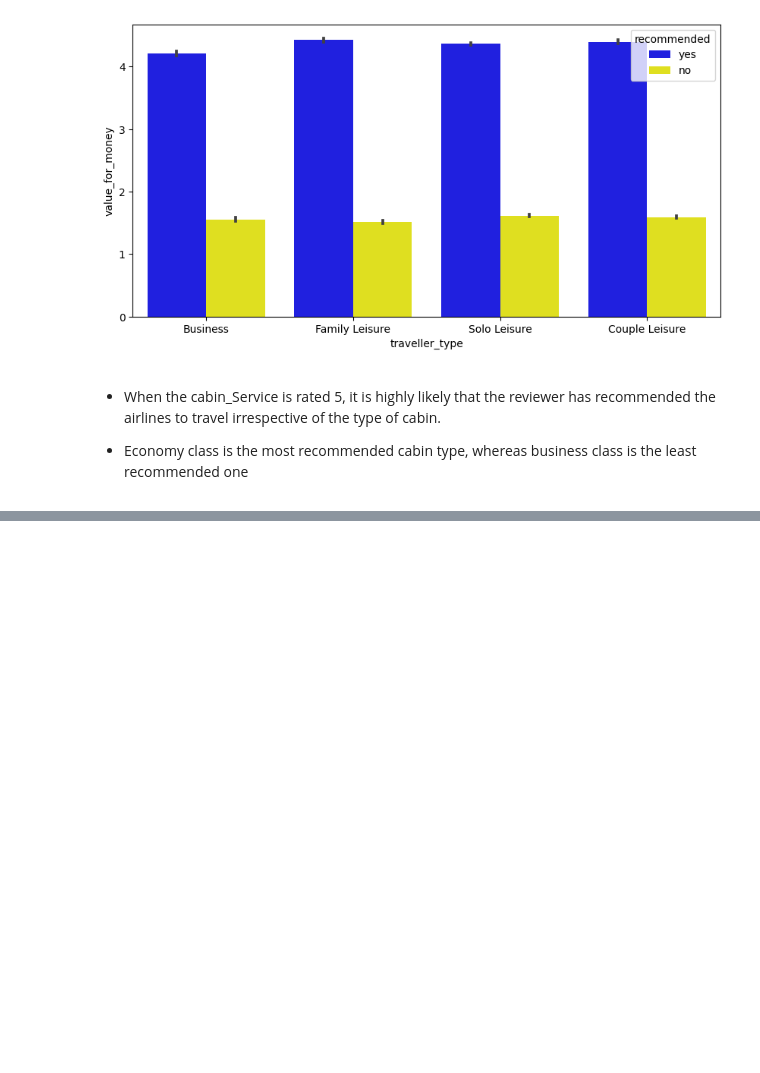
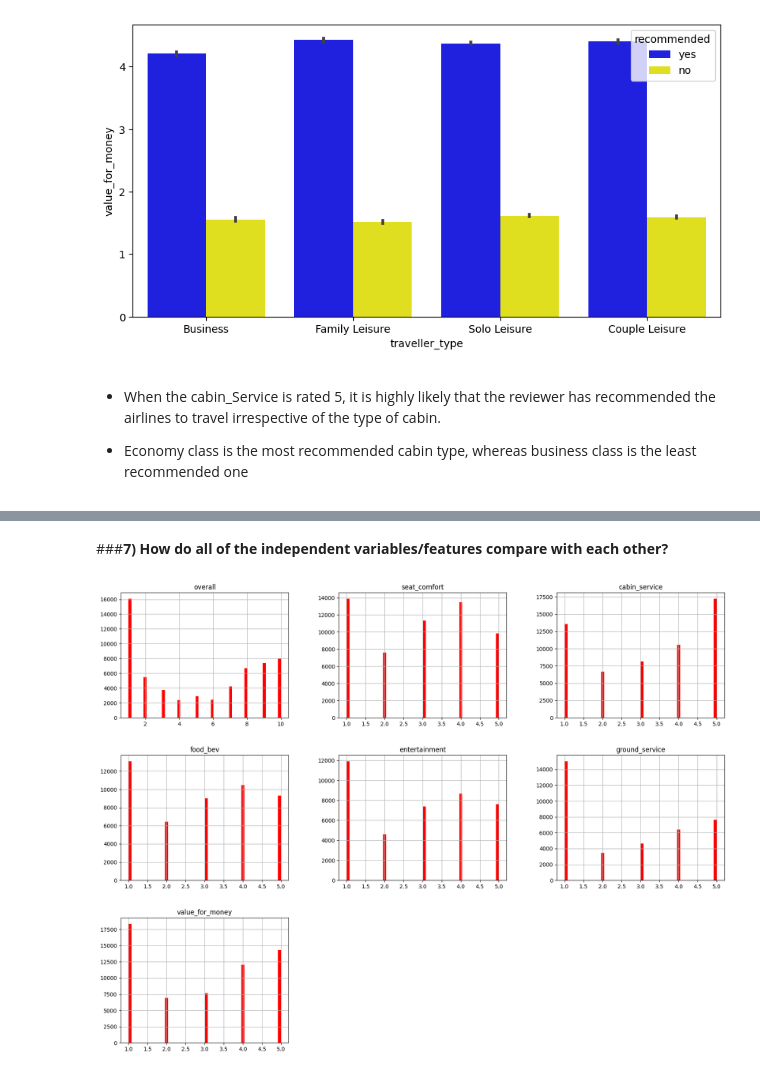
Before and after one commit to Kumarisimran626/Airline_Passenger_Referral_Prediction, a Jupyter notebook: S_K_Airline_Passenger_Referral_Prediction_Capstone_Project.ipynb, the cells around one changed output, grey strips where cells are left out. Saved outputs shown, nothing was run; the diff lists cells and outputs as text; code cells hidden in the pictures; blank space fills up the shorter version.

```diff
--- a/S_K_Airline_Passenger_Referral_Prediction_Capstone_Project.ipynb
+++ b/S_K_Airline_Passenger_Referral_Prediction_Capstone_Project.ipynb
@@ -352,0 +396,8 @@ plt.show()
+# %% [markdown]
+###**7) How do all of the independent variables/features compare with each other?**
+# %%
+#frequency distribution  using histogram
+airline_df.hist(bins=50, figsize=(20,15), color = 'red')
+plt.show()
+# %% [output]
+[figure, added]
```
Also changed, not shown: parts of 39 cells of this notebook.
